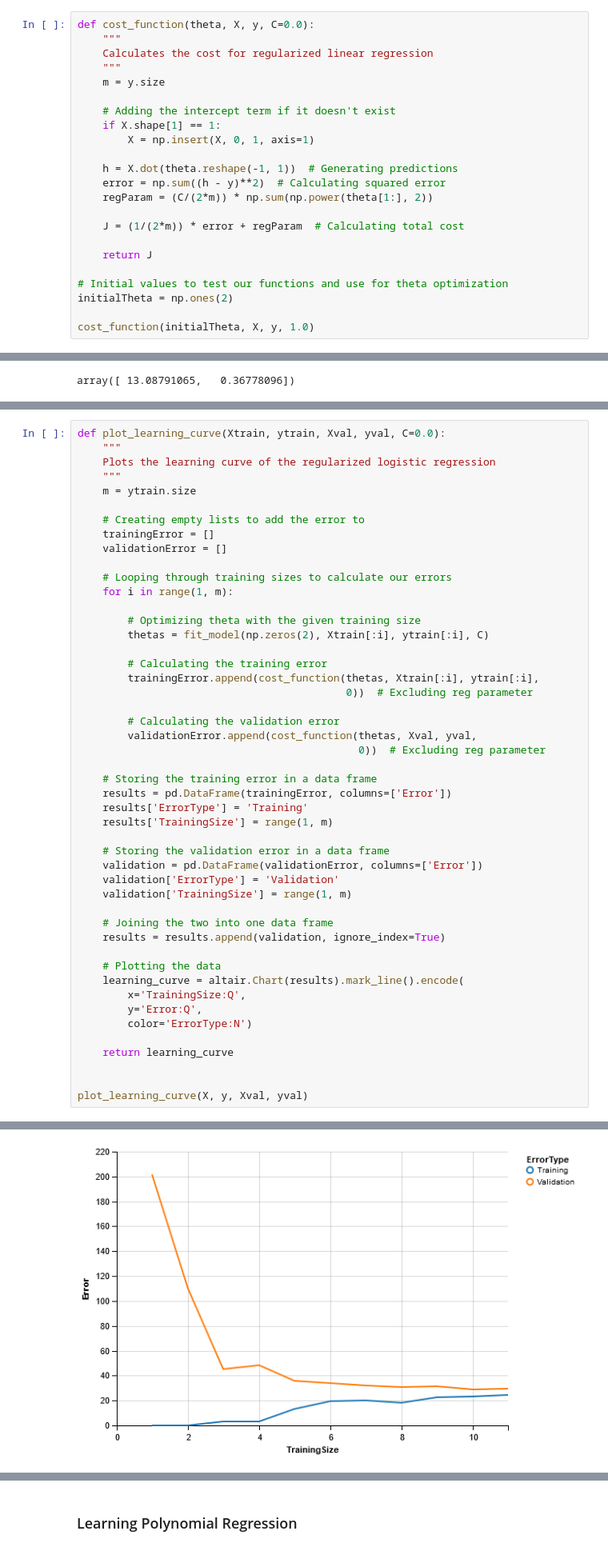
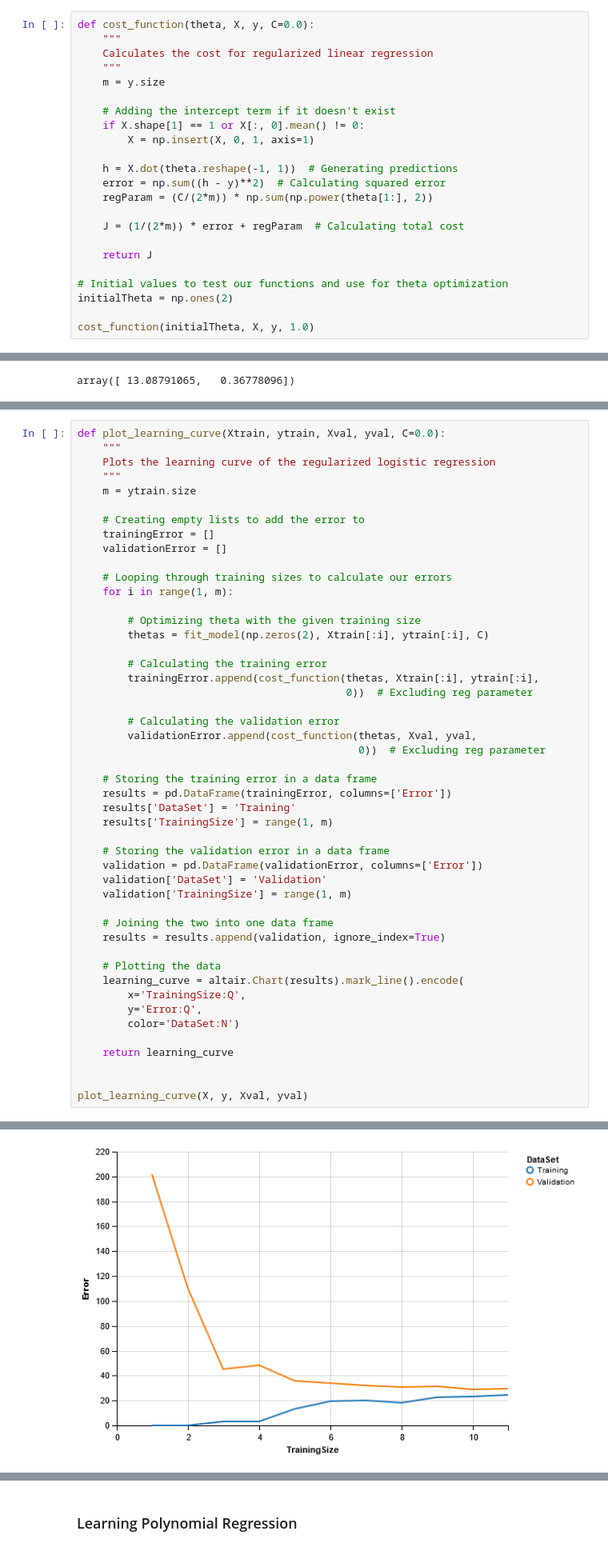
Before and after one commit to JeffMacaluso/Misc, a Jupyter notebook: MachineLearningMOOC/Ex5 Python - Regularized Linear Regression and Bias vs. Variance.ipynb, the cells around one changed output, grey strips where cells are left out. Shown at 80% size. Drawn from its saved outputs; the diff is of its cells as text.

```diff
--- a/MachineLearningMOOC/Ex5 Python - Regularized Linear Regression and Bias vs. Variance.ipynb
+++ b/MachineLearningMOOC/Ex5 Python - Regularized Linear Regression and Bias vs. Variance.ipynb
@@ -55,7 +55,7 @@ def cost_function(theta, X, y, C=0.0):
     m = y.size
 
     # Adding the intercept term if it doesn't exist
-    if X.shape[1] == 1:
+    if X.shape[1] == 1 or X[:, 0].mean() != 0:
         X = np.insert(X, 0, 1, axis=1)
 
     h = X.dot(theta.reshape(-1, 1))  # Generating predictions
@@ -189,34 +189,34 @@ def plot_learning_curve(Xtrain, ytrain, Xval, yval, C=0.0):
         # Calculating the training error
         trainingError.append(cost_function(thetas, Xtrain[:i], ytrain[:i],
                                            0))  # Excluding reg parameter
 
         # Calculating the validation error
         validationError.append(cost_function(thetas, Xval, yval,
                                              0))  # Excluding reg parameter
 
     # Storing the training error in a data frame
     results = pd.DataFrame(trainingError, columns=['Error'])
-    results['ErrorType'] = 'Training'
+    results['DataSet'] = 'Training'
     results['TrainingSize'] = range(1, m)
 
     # Storing the validation error in a data frame
     validation = pd.DataFrame(validationError, columns=['Error'])
-    validation['ErrorType'] = 'Validation'
+    validation['DataSet'] = 'Validation'
     validation['TrainingSize'] = range(1, m)
 
     # Joining the two into one data frame
     results = results.append(validation, ignore_index=True)
 
     # Plotting the data
     learning_curve = altair.Chart(results).mark_line().encode(
         x='TrainingSize:Q',
         y='Error:Q',
-        color='ErrorType:N')
+        color='DataSet:N')
 
     return learning_curve
 
 
 plot_learning_curve(X, y, Xval, yval)
 # %% [output]
 [interactive output not drawn]
-[figure, old version]
+[figure, new version]
```
Also changed, not shown: parts of 5 cells of this notebook.
